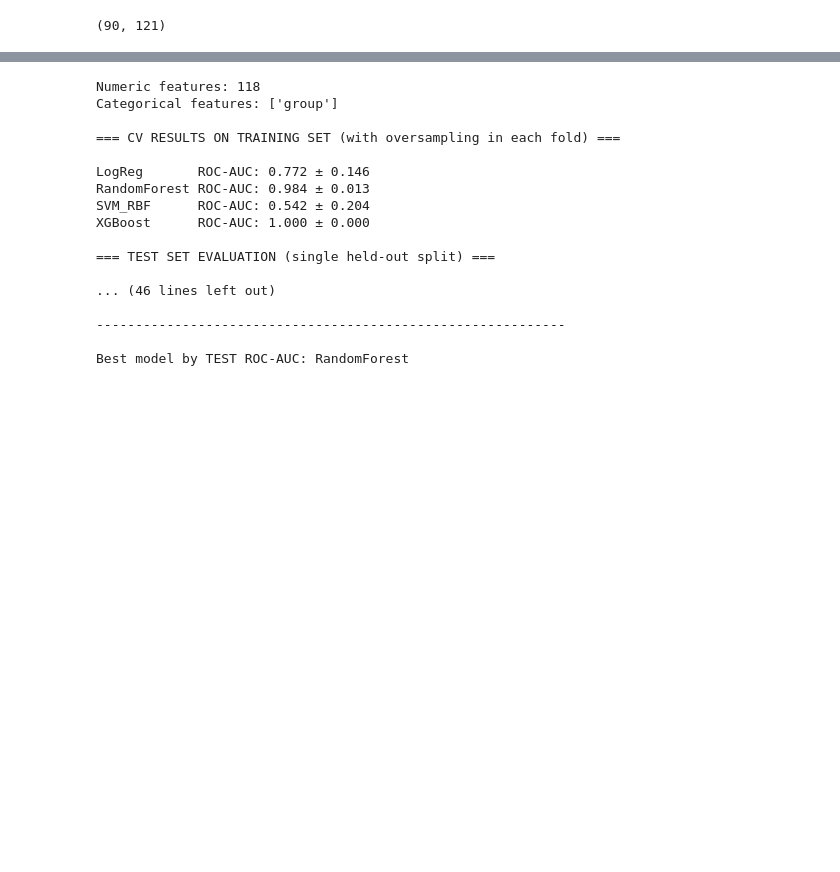
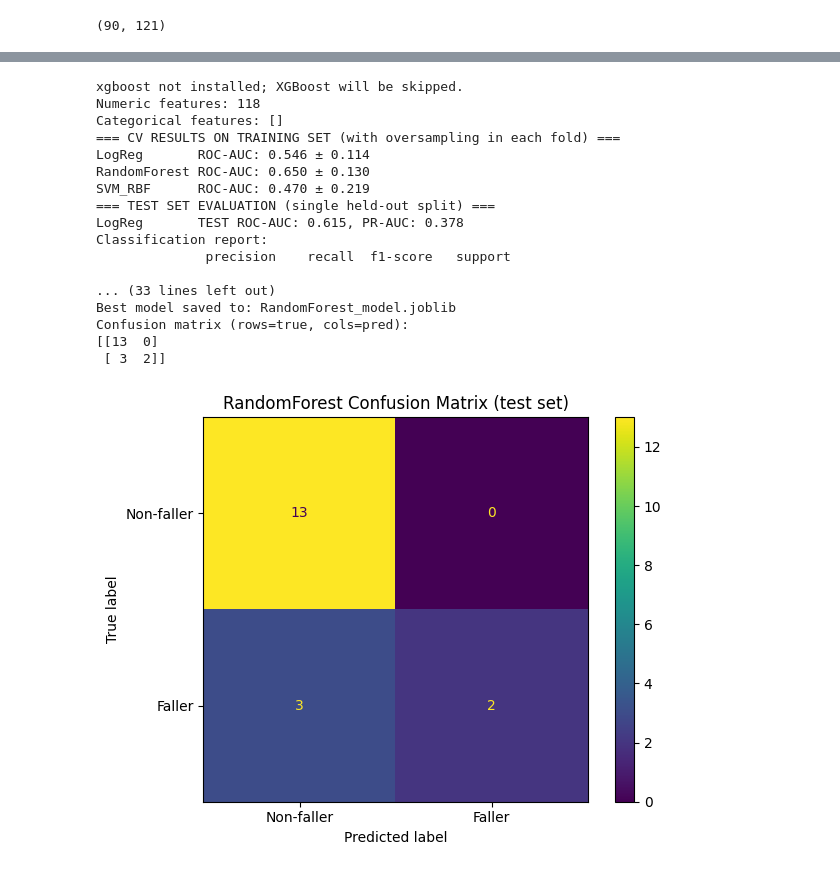
Before and after one commit to Timo4D/mdf, a Jupyter notebook: modeling.ipynb, the cells around one changed output, grey strips where cells are left out. Saved outputs shown, nothing was run; the diff lists cells and outputs as text; code cells hidden in the pictures; blank space fills up the shorter version.

Commit message:
Fixed data leakage

```diff
--- a/modeling.ipynb
+++ b/modeling.ipynb
@@ -1,7 +1,7 @@
 # %%
 import pandas as pd
 # %%
-df = pd.read_csv("data/sway_static_features.csv")
+df = pd.read_csv("sway_static_features.csv")
 df.shape
 # %% [output]
 (90, 137)
@@ -79,7 +79,7 @@ y = df["faller"].astype(int)
 # ---------------------------
 
 # Columns that should NOT be used as features
-non_feature_cols = {"part_id", "faller", "age"}  # we'll use age_num instead of age
+non_feature_cols = {"part_id", "faller", "age", "group"}  # we'll use age_num instead of age
 
 # Numeric features: all numeric columns except non-feature ones
 num_features = [
@@ -196,7 +196,7 @@ if "age" in df.columns and "age_num" not in df.columns:
     df["age_num"] = pd.to_numeric(df["age"].replace({">89": "90"}), errors="coerce")
 
 # Feature columns
-non_feature_cols = {"part_id", "faller", "age"}  # age_num is used instead
+non_feature_cols = {"part_id", "faller", "age", "group"}  # age_num is used instead
 num_features = [
     c for c in df.select_dtypes(include=["int64", "float64"]).columns
     if c not in non_feature_cols
@@ -316,10 +316,19 @@ from sklearn.linear_model import LogisticRegression
 from sklearn.ensemble import RandomForestClassifier
 from sklearn.svm import SVC
 
-from sklearn.metrics import roc_auc_score, average_precision_score, classification_report
+from sklearn.metrics import (
+    roc_auc_score,
+    average_precision_score,
+    classification_report,
+    confusion_matrix,
+    ConfusionMatrixDisplay,
+)
 
 from imblearn.pipeline import Pipeline as ImbPipeline
 from imblearn.over_sampling import RandomOverSampler
+
+import matplotlib.pyplot as plt
+from joblib import dump
 
 # Try XGBoost
 try:
@@ -353,7 +362,7 @@ if "age" in df.columns and "age_num" not in df.columns:
 # ---------------------------
 
 # Columns NOT to use as features
-non_feature_cols = {"part_id", "faller", "age"}  # use age_num instead of age
+non_feature_cols = {"part_id", "faller", "age", "group"}  # drop group to avoid leakage
 
 # If you *don’t* want clinically-at-risk used as a feature, add it here:
 non_feature_cols.add("clinically-at-risk")
@@ -420,7 +429,7 @@ models["LogReg"] = LogisticRegression(
 models["RandomForest"] = RandomForestClassifier(
     n_estimators=300,
     class_weight="balanced",
-    random_state=42,
+    random_state=42
 )
 
 # SVM (RBF) with class weights
@@ -457,7 +466,7 @@ if has_xgb:
 
 cv = StratifiedKFold(n_splits=5, shuffle=True, random_state=42)
 
-print("\n=== CV RESULTS ON TRAINING SET (with oversampling in each fold) ===\n")
+print("=== CV RESULTS ON TRAINING SET (with oversampling in each fold) ===")
 
 cv_results = {}
 
@@ -485,7 +494,7 @@ for name, model in models.items():
 # 6. Final evaluation on TEST SET
 # ----------------------------------------------------
 
-print("\n=== TEST SET EVALUATION (single held-out split) ===\n")
+print("=== TEST SET EVALUATION (single held-out split) ===")
 
 test_results = {}
 fitted_models = {}
@@ -497,46 +506,67 @@ for name, model in models.items():
         ("model", model),
     ])
 
     clf.fit(X_train, y_train)
 
     y_proba = clf.predict_proba(X_test)[:, 1]
     y_pred = clf.predict(X_test)
 
     roc = roc_auc_score(y_test, y_proba)
     pr  = average_precision_score(y_test, y_proba)
 
     test_results[name] = {"ROC-AUC": roc, "PR-AUC": pr}
     fitted_models[name] = clf
 
     print(f"{name:12s} TEST ROC-AUC: {roc:.3f}, PR-AUC: {pr:.3f}")
     print("Classification report:")
     print(classification_report(y_test, y_pred))
     print("-" * 60)
 
 
 # ----------------------------------------------------
 # 7. Pick a best model (example: highest TEST ROC-AUC)
 # ----------------------------------------------------
 
 best_name = max(test_results, key=lambda k: test_results[k]["ROC-AUC"])
 best_model = fitted_models[best_name]
 
-print(f"\nBest model by TEST ROC-AUC: {best_name}")
+print(f"Best model by TEST ROC-AUC: {best_name}")
+
+# Save the best model using its name so it is clear what was selected
+model_filename = f"{best_name}_model.joblib"
+dump(best_model, model_filename)
+print(f"Best model saved to: {model_filename}")
+
+# Confusion matrix on the held-out test set for the best model
+best_pred = best_model.predict(X_test)
+cm = confusion_matrix(y_test, best_pred, labels=[0, 1])
+
+print("Confusion matrix (rows=true, cols=pred):")
+print(cm)
+
+ConfusionMatrixDisplay(
+    confusion_matrix=cm,
+    display_labels=["Non-faller", "Faller"],
+).plot(values_format="d")
+plt.title(f"{best_name} Confusion Matrix (test set)")
+plt.tight_layout()
+plt.show()
 # %% [output]
+xgboost not installed; XGBoost will be skipped.
 Numeric features: 118
-Categorical features: ['group']
+Categorical features: []
+=== CV RESULTS ON TRAINING SET (with oversampling in each fold) ===
+LogReg       ROC-AUC: 0.546 ± 0.114
+RandomForest ROC-AUC: 0.650 ± 0.130
+SVM_RBF      ROC-AUC: 0.470 ± 0.219
+=== TEST SET EVALUATION (single held-out split) ===
+LogReg       TEST ROC-AUC: 0.615, PR-AUC: 0.378
+Classification report:
+              precision    recall  f1-score   support
 
-=== CV RESULTS ON TRAINING SET (with oversampling in each fold) ===
-
-LogReg       ROC-AUC: 0.772 ± 0.146
-RandomForest ROC-AUC: 0.984 ± 0.013
-SVM_RBF      ROC-AUC: 0.542 ± 0.204
-XGBoost      ROC-AUC: 1.000 ± 0.000
-
-=== TEST SET EVALUATION (single held-out split) ===
-
-... (46 lines left out)
-
-------------------------------------------------------------
-
-Best model by TEST ROC-AUC: RandomForest
+... (33 lines left out)
+Best model saved to: RandomForest_model.joblib
+Confusion matrix (rows=true, cols=pred):
+[[13  0]
+ [ 3  2]]
+[figure, added]
```
Also changed, not shown: parts of 2 cells of this notebook, 5 other files.
